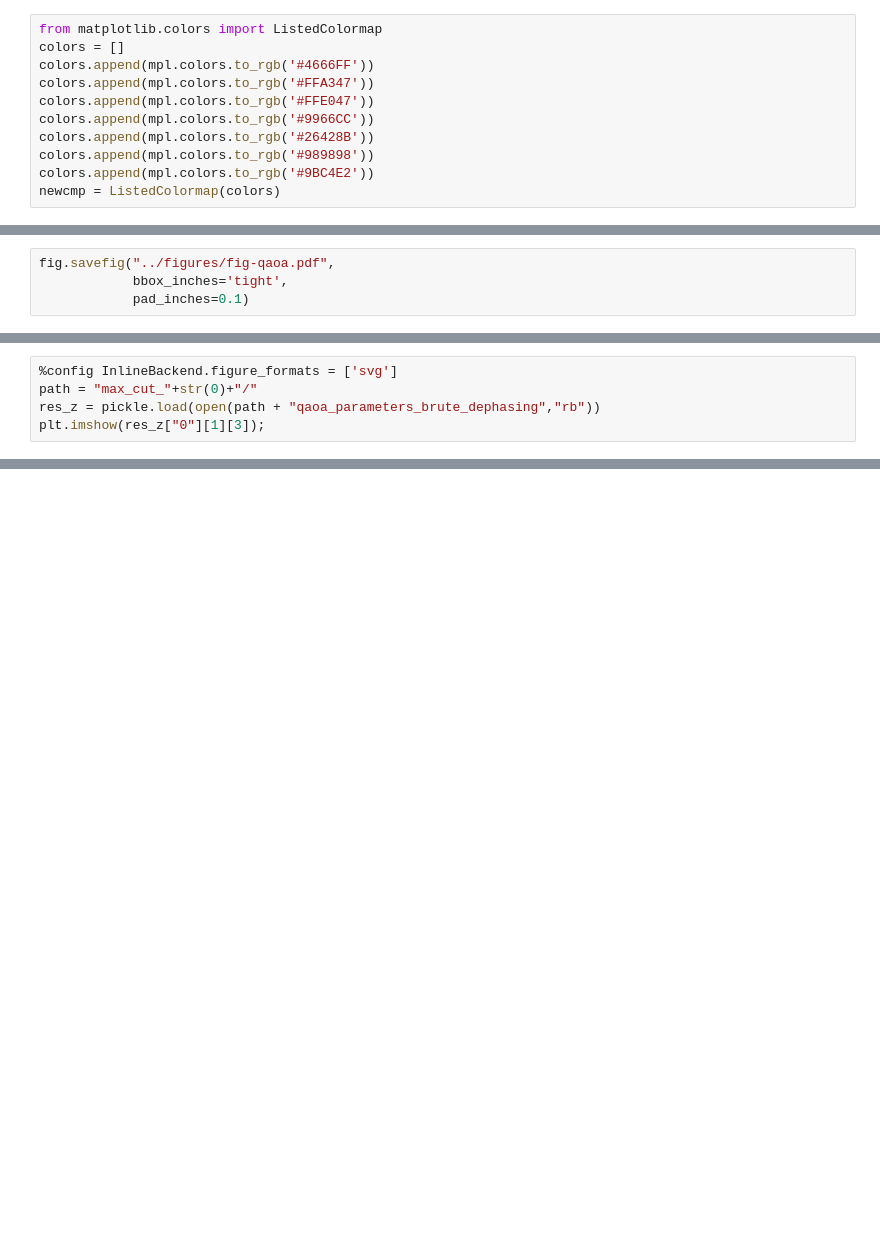
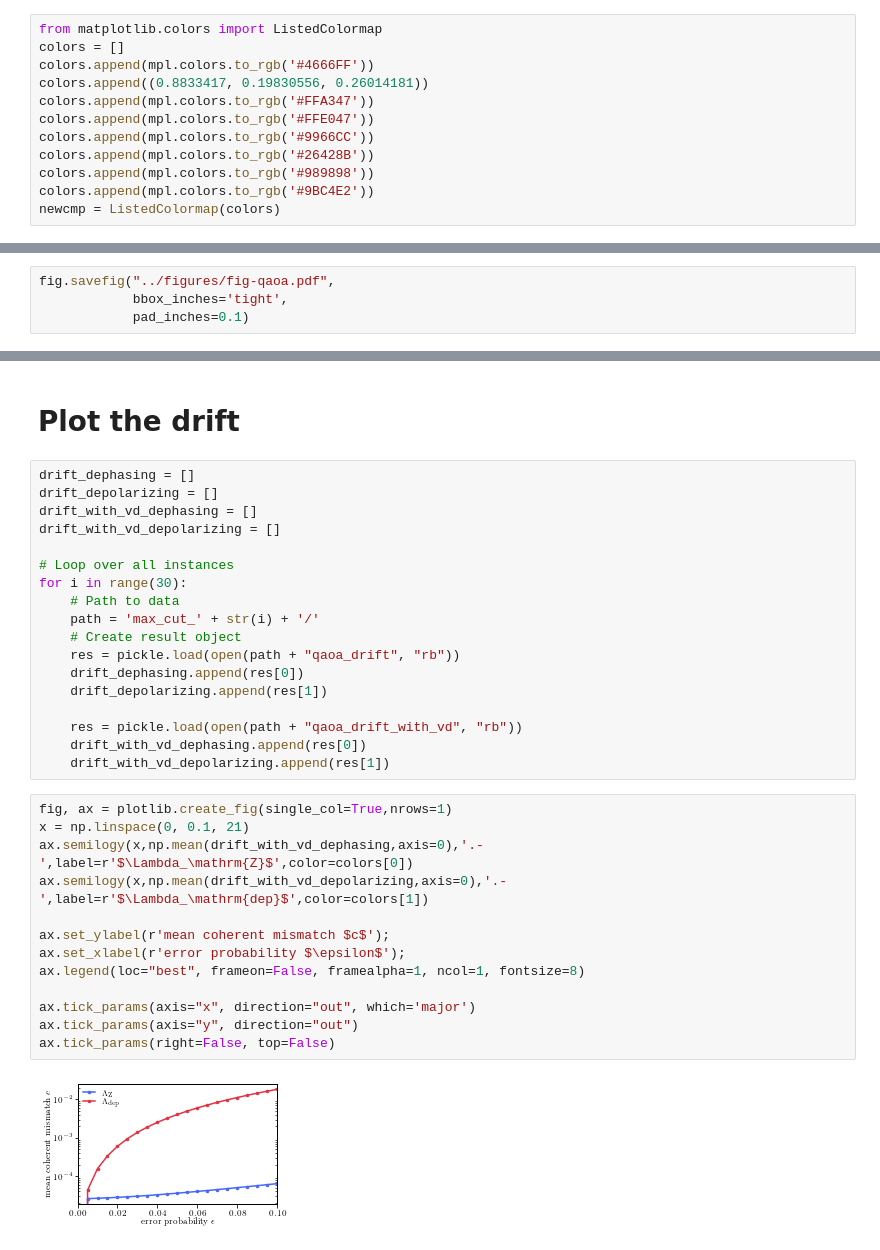
Before and after one commit to Wikstahl/error-mitigation, a Jupyter notebook: src/qaoa/qaoa-plot-results.ipynb, the cells around one changed output, grey strips where cells are left out. Drawn from its saved outputs; the diff is of its cells as text; blank space fills up the shorter version.

```diff
--- a/src/qaoa/qaoa-plot-results.ipynb
+++ b/src/qaoa/qaoa-plot-results.ipynb
@@ -15,6 +17,7 @@ Create a color map
 from matplotlib.colors import ListedColormap
 colors = []
 colors.append(mpl.colors.to_rgb('#4666FF'))
+colors.append((0.8833417, 0.19830556, 0.26014181))
 colors.append(mpl.colors.to_rgb('#FFA347'))
 colors.append(mpl.colors.to_rgb('#FFE047'))
 colors.append(mpl.colors.to_rgb('#9966CC'))
@@ -183,5 +133,0 @@ Look at the expectation value landscape of a single instance
-# %%
-%config InlineBackend.figure_formats = ['svg']
-path = "max_cut_"+str(0)+"/"
-res_z = pickle.load(open(path + "qaoa_parameters_brute_dephasing","rb"))
-plt.imshow(res_z["0"][1][3]);
@@ -189,0 +134,35 @@ plt.imshow(res_z["0"][1][3]);
+# %% [markdown]
+# Plot the drift
+# %%
+drift_dephasing = []
+drift_depolarizing = []
+drift_with_vd_dephasing = []
+drift_with_vd_depolarizing = []
+
+# Loop over all instances
+for i in range(30):
+    # Path to data
+    path = 'max_cut_' + str(i) + '/'
+    # Create result object
+    res = pickle.load(open(path + "qaoa_drift", "rb"))
+    drift_dephasing.append(res[0])
+    drift_depolarizing.append(res[1])
+
+    res = pickle.load(open(path + "qaoa_drift_with_vd", "rb"))
+    drift_with_vd_dephasing.append(res[0])
+    drift_with_vd_depolarizing.append(res[1])
+# %%
+fig, ax = plotlib.create_fig(single_col=True,nrows=1)
+x = np.linspace(0, 0.1, 21)
+ax.semilogy(x,np.mean(drift_with_vd_dephasing,axis=0),'.-',label=r'$\Lambda_\mathrm{Z}$',color=colors[0])
+ax.semilogy(x,np.mean(drift_with_vd_depolarizing,axis=0),'.-',label=r'$\Lambda_\mathrm{dep}$',color=colors[1])
+
+ax.set_ylabel(r'mean coherent mismatch $c$');
+ax.set_xlabel(r'error probability $\epsilon$');
+ax.legend(loc="best", frameon=False, framealpha=1, ncol=1, fontsize=8)
+
+ax.tick_params(axis="x", direction="out", which='major')
+ax.tick_params(axis="y", direction="out")
+ax.tick_params(right=False, top=False)
+# %% [output]
+[figure, added]
```
Also changed, not shown: parts of 8 cells of this notebook, 3 other files.
